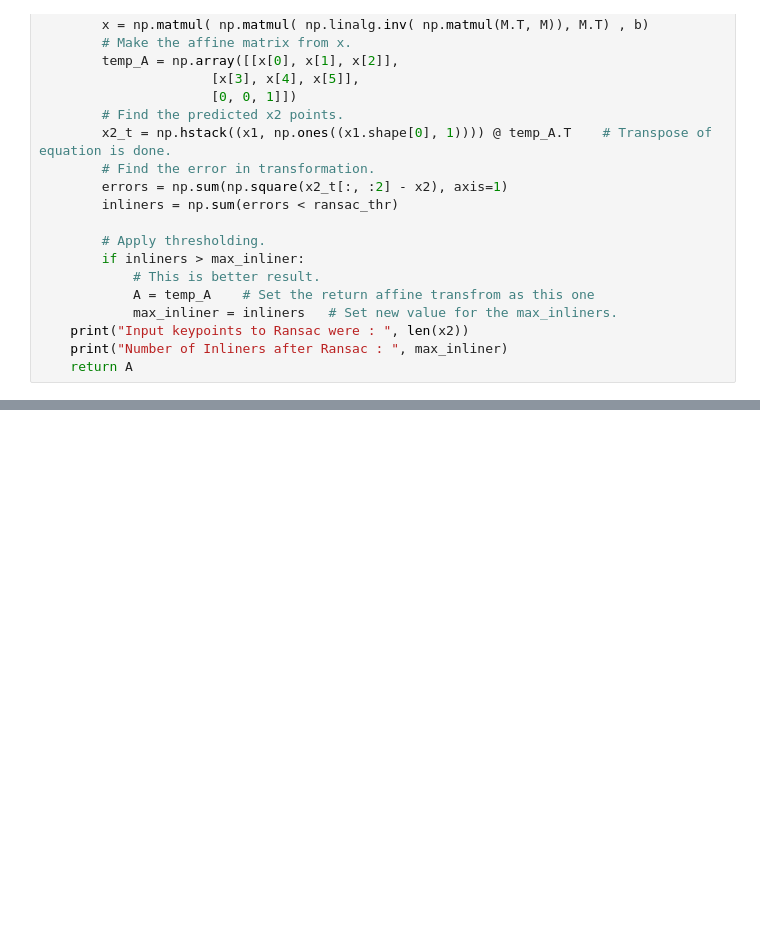
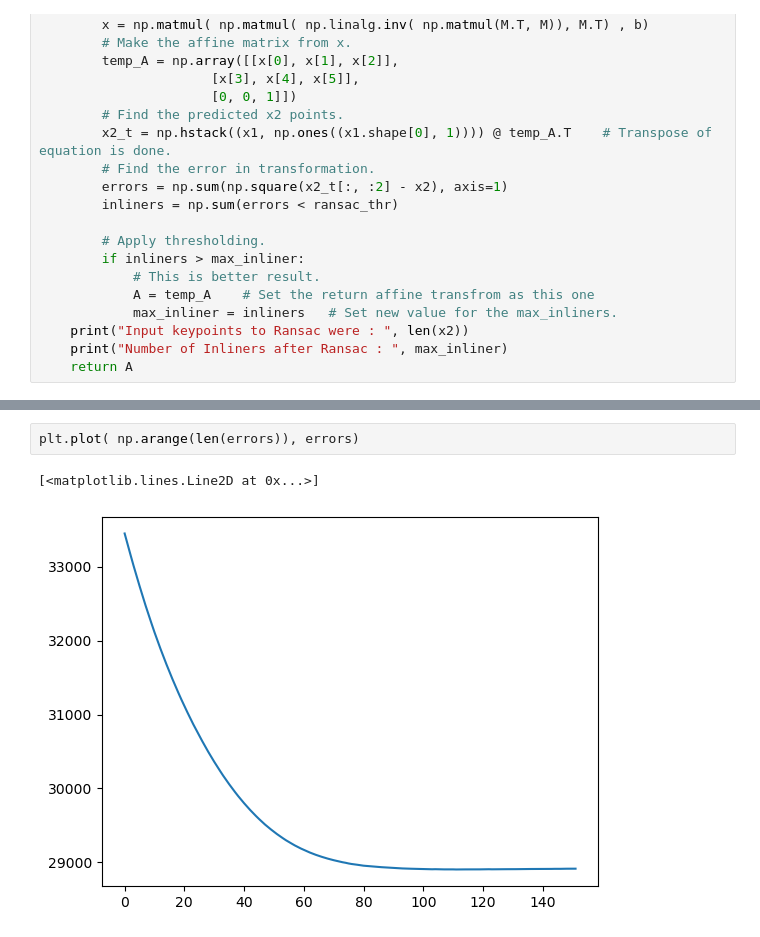
Before and after one commit to mohitydv09/computer_vision, a Jupyter notebook: hw2/registration.ipynb, the cells around one changed output, grey strips where cells are left out. Saved outputs shown, nothing was run; the diff lists cells and outputs as text; blank space fills up the shorter version.

```diff
--- a/hw2/registration.ipynb
+++ b/hw2/registration.ipynb
@@ -319,0 +433,5 @@ def align_image(template, target, A):
+# %%
+plt.plot( np.arange(len(errors)), errors)
+# %% [output]
+[<matplotlib.lines.Line2D at 0x...>]
+[figure, added]
```
Also changed, not shown: parts of 9 cells of this notebook, 2 other files.
